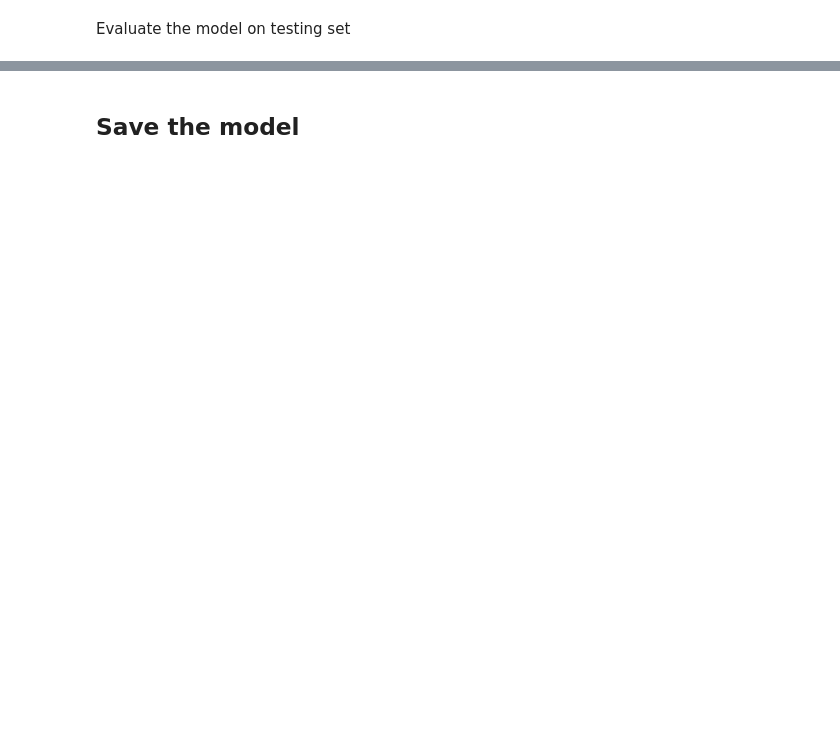
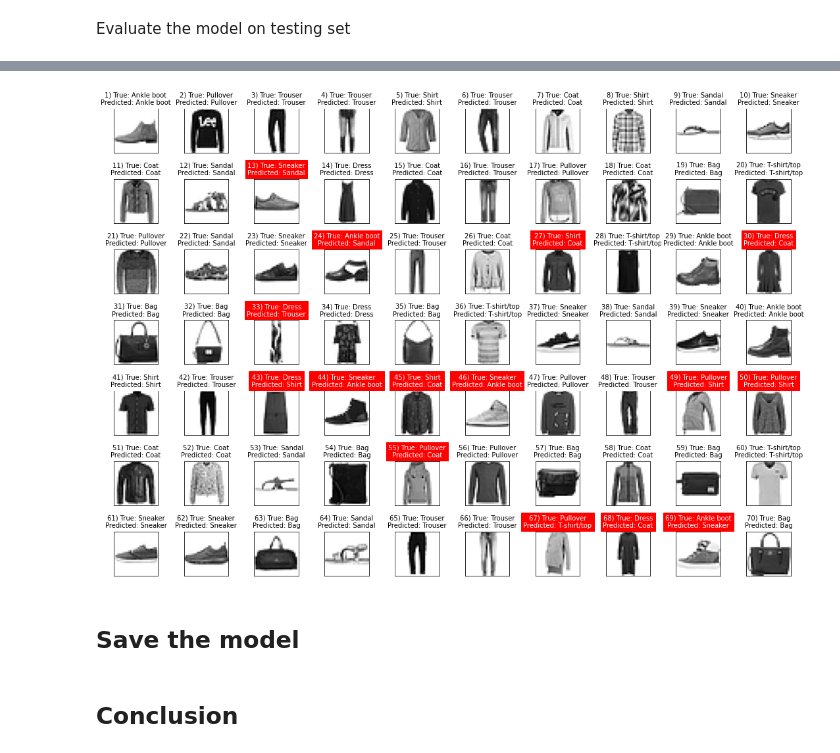
Before and after one commit to trizkynoviandy/clothes-classification, a Jupyter notebook: fashion-MNIST-classifcation.ipynb, the cells around one changed output, grey strips where cells are left out. Cells and saved outputs as stored; diff of their text form; code cells hidden in the pictures; blank space fills up the shorter version.

```diff
--- a/fashion-MNIST-classifcation.ipynb
+++ b/fashion-MNIST-classifcation.ipynb
@@ -117,0 +122,2 @@ model.evaluate(X_test, y_test)
+# %%
+y_pred = np.argmax(model.predict(X_test), axis=1)
@@ -118,4 +126,27 @@ model.evaluate(X_test, y_test)
+# %%
+fig = plt.figure(figsize=(15, 15))
+
+for i in range(70):
+    digit = X_test[i]
+    digit_image = digit.reshape(28, 28)
+    ax = fig.add_subplot(10, 10, i + 1, xticks=[], yticks=[])
+    ax.imshow(digit_image, cmap=plt.cm.binary)
+
+    if class_names[y_test[i]] != class_names[y_pred[i]]:
+        color = "white"
+        backgroundcolor ="red"
+    else:
+        color = "black"
+        backgroundcolor ="white"
+    ax.set_title(f"{i+1}) "
+                 f"True: {str(class_names[y_test[i]])}\n"
+                 f"Predicted: {str(class_names[y_pred[i]])}", color=color, backgroundcolor=backgroundcolor, fontsize=10)
+plt.tight_layout()
+# %% [output]
+[figure, added]
 # %% [markdown]
 ## Save the model
 # %%
 model.save("model/clothes_clf_model.h5")
+# %% [markdown]
+## Conclusion
```
Also changed, not shown: parts of 8 cells of this notebook.
